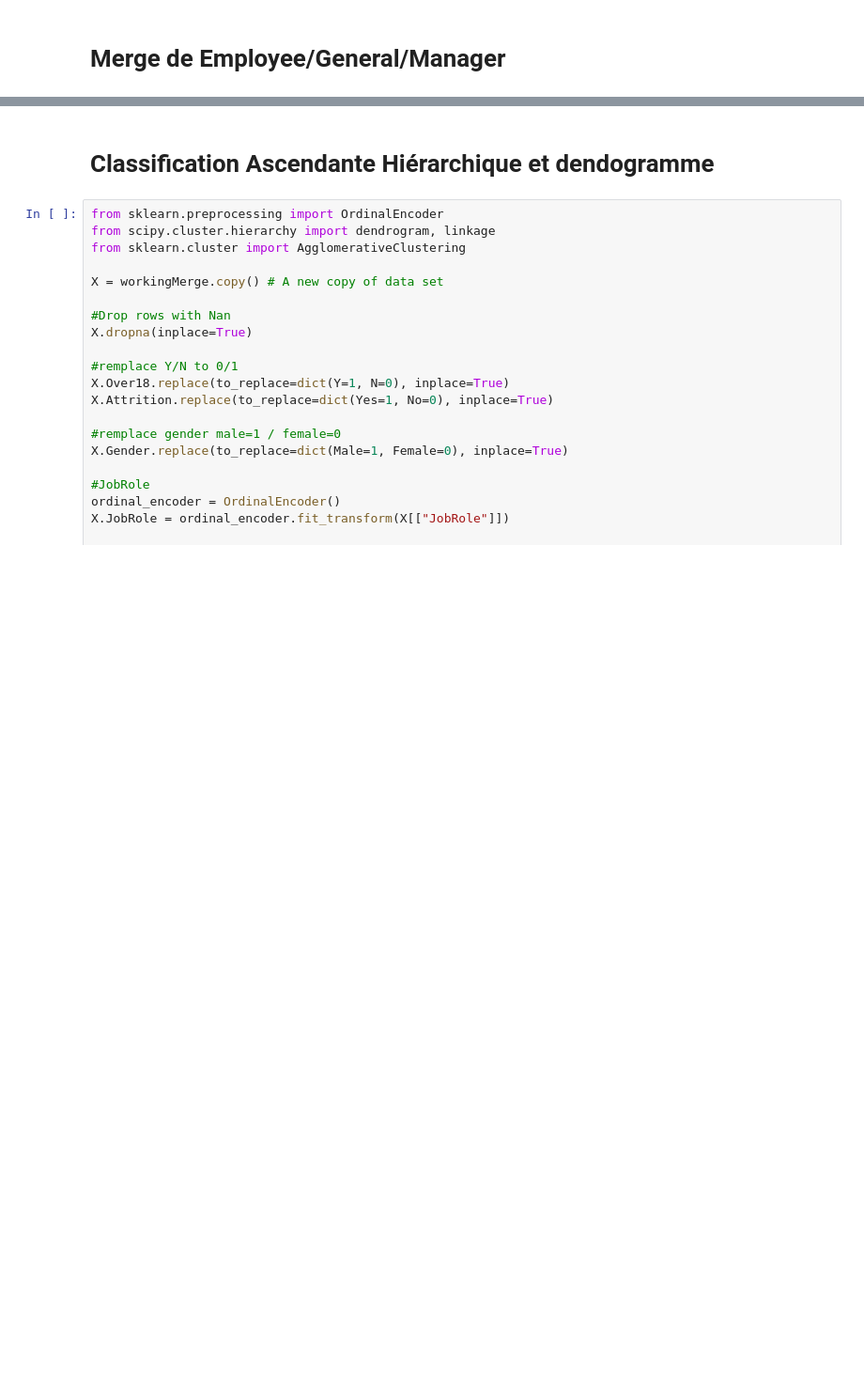
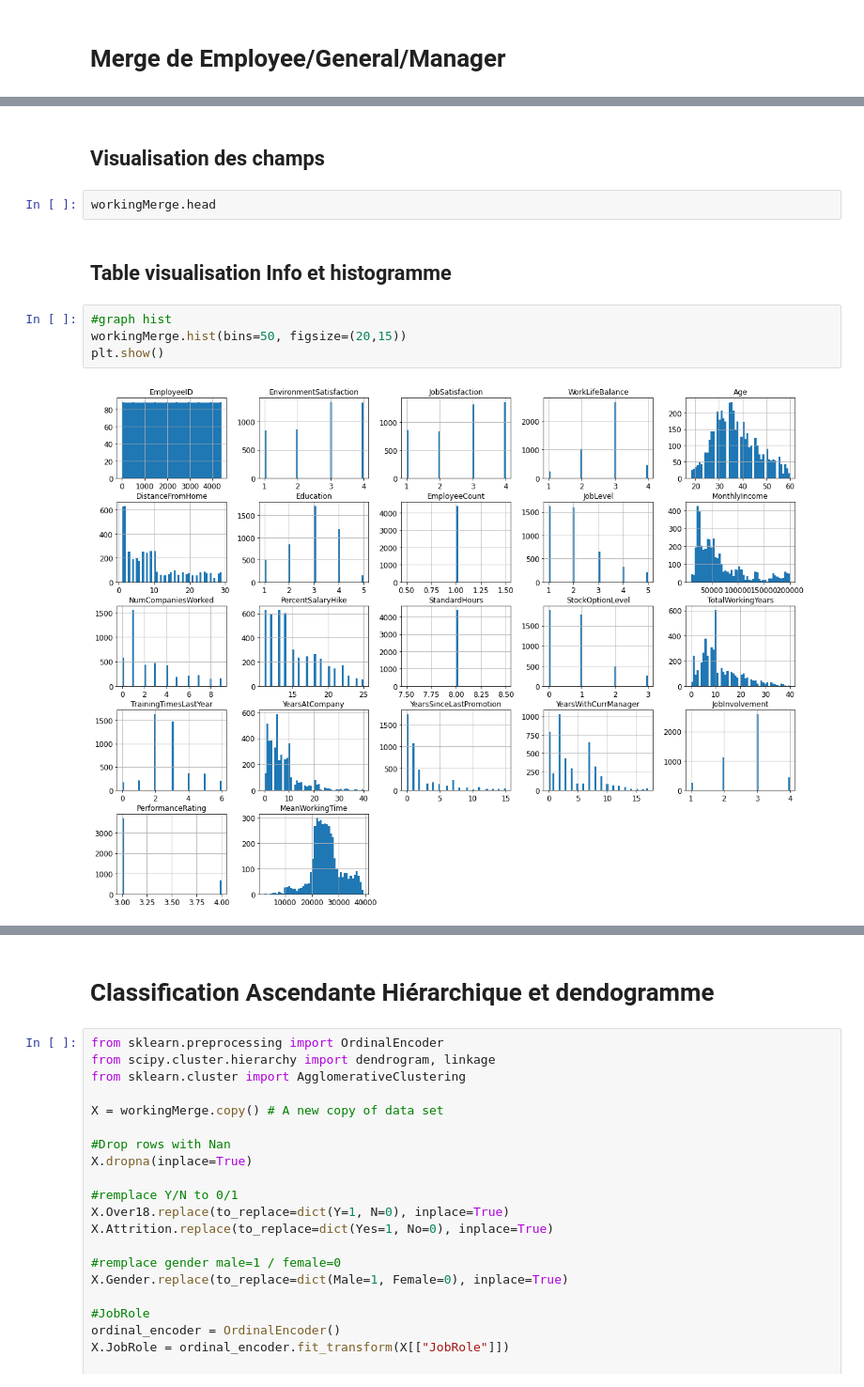
Before and after one commit to Bnder1/Projet-IA, a Jupyter notebook: Projet-IA.ipynb, the cells around one changed output, grey strips where cells are left out. Shown at 94% size. Drawn from its saved outputs; the diff is of its cells as text; blank space fills up the shorter version.

Commit message:
Data analyse witch MeanWorkingTime in merge 3

```diff
--- a/Projet-IA.ipynb
+++ b/Projet-IA.ipynb
@@ -289,2 +161,14 @@ MeanWorkingTime            4410 non-null float64
 dtypes: float64(6), int64(16), object(8)
 memory usage: 1.0+ MB
+# %% [markdown]
+## Visualisation des champs
+# %%
+workingMerge.head
+# %% [markdown]
+## Table visualisation Info et histogramme
+# %%
+#graph hist
+workingMerge.hist(bins=50, figsize=(20,15))
+plt.show()
+# %% [output]
+[figure, added]
```
Also changed, not shown: parts of 19 cells of this notebook.
